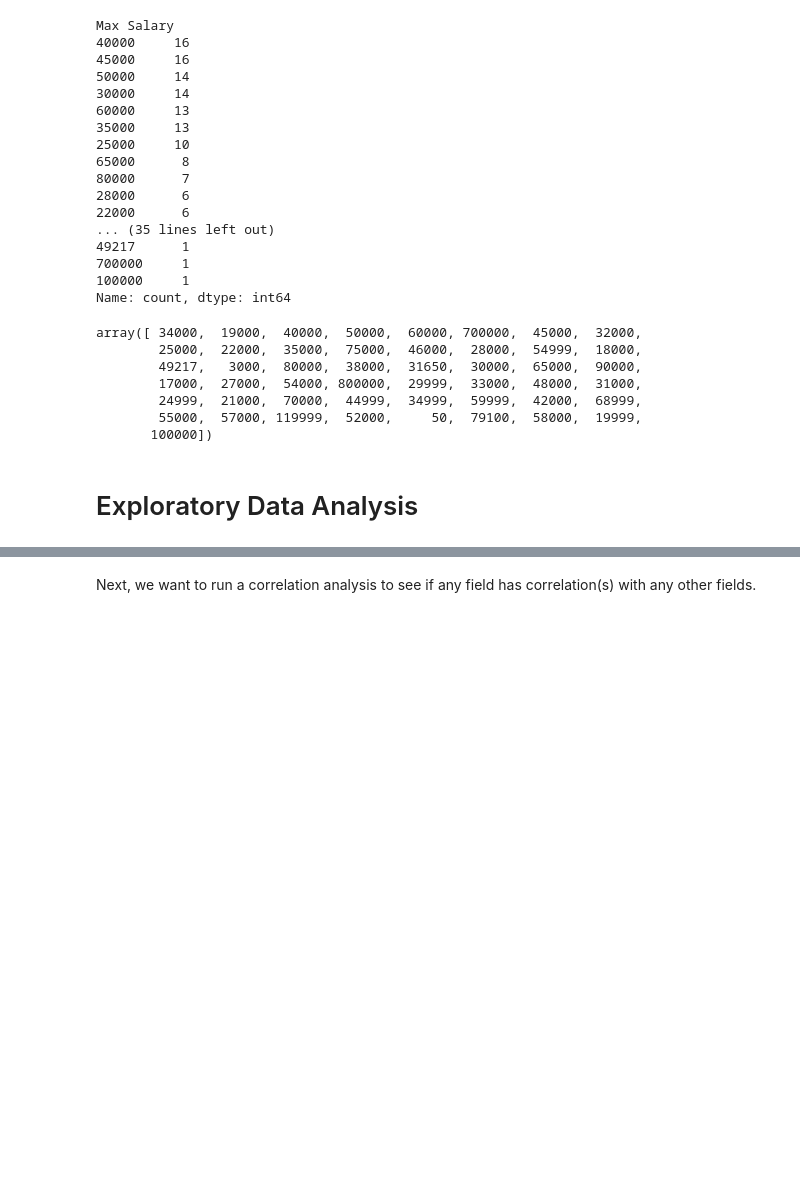
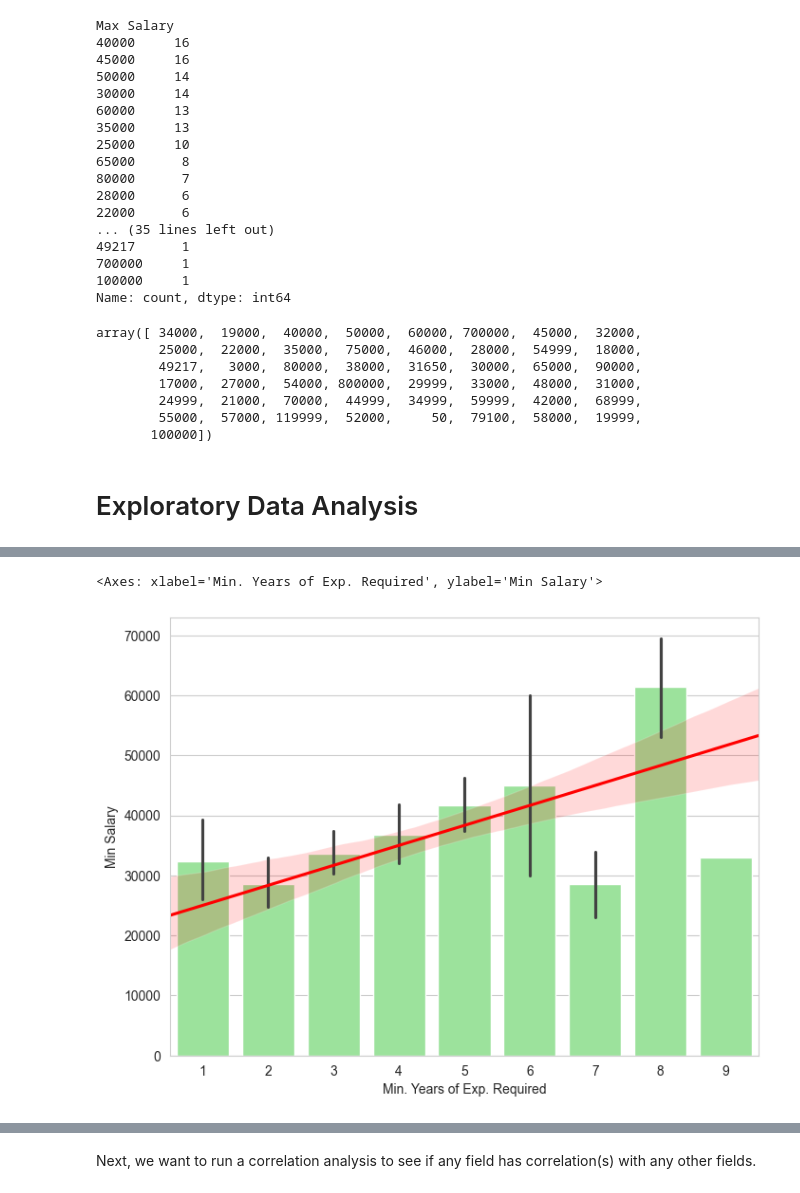
Before and after one commit to heiinhei911/job-insights, a Jupyter notebook: analysis.ipynb, the cells around one changed output, grey strips where cells are left out. Cells and saved outputs as stored; diff of their text form; code cells hidden in the pictures; blank space fills up the shorter version.

```diff
--- a/analysis.ipynb
+++ b/analysis.ipynb
@@ -682,0 +707,9 @@ df_cross_career_levels[df_cross_career_levels["Title"].str.contains("Senior")&((
+# %%
+# Mean of "Min. Salary" vs. "Min. Years of Exp. Required" with outliners removed
+df_yoe_min_salary_outliners_removed = df_yoe_min_salary_nan_removed[np.abs(stats.zscore((df_yoe_min_salary_nan_removed["Min Salary"]))) < IQR_SCALE].dropna()
+
+sns.barplot(x=df_yoe_min_salary_outliners_removed["Min. Years of Exp. Required"], y=df_yoe_min_salary_outliners_removed["Min Salary"], color="lightgreen")
+sns.regplot(x=df_yoe_min_salary_outliners_removed["Min. Years of Exp. Required"], y=df_yoe_min_salary_outliners_removed["Min Salary"], scatter=False, truncate=False, color="red")
+# %% [output]
+<Axes: xlabel='Min. Years of Exp. Required', ylabel='Min Salary'>
+[figure, added]
```
Also changed, not shown: parts of 37 cells of this notebook.
